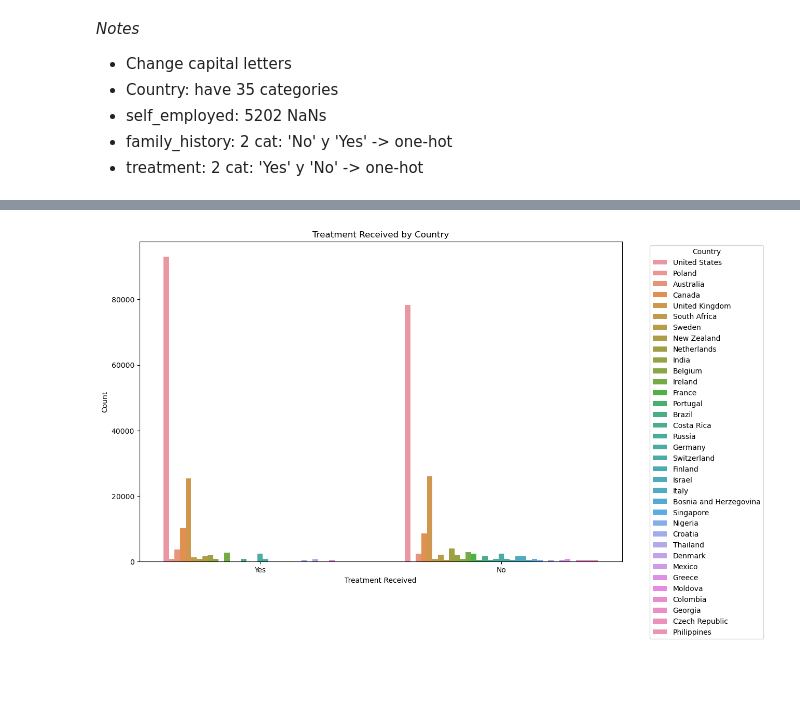
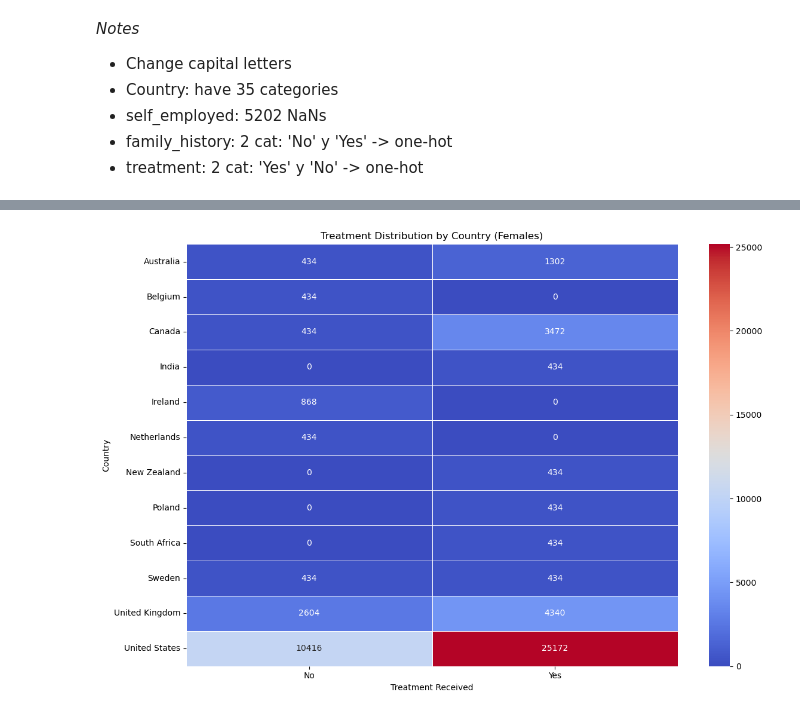
Before and after one commit to celefigs/EDA-milestone-3, a Jupyter notebook: Mental-Health- EDA.ipynb, the cells around one changed output, grey strips where cells are left out. Saved outputs shown, nothing was run; the diff lists cells and outputs as text; code cells hidden in the pictures; blank space fills up the shorter version.

```diff
--- a/Mental-Health- EDA.ipynb
+++ b/Mental-Health- EDA.ipynb
@@ -177,29 +157,19 @@ plt.show()
 df_female = df[df['Gender'] == 'Female']
 df_male = df[df['Gender'] == 'Male']
 # %%
+# Creating a pivot table to count the number of treatments received in each country with females data
+pivot_table_female = df_female.pivot_table(index='Country', columns='Treatment', aggfunc='size', fill_value=0)
 
-# Crear un pivot table para contar el número de tratamientos recibidos en cada país
-pivot_table = df.pivot_table(index='Country', columns='Treatment', aggfunc='size', fill_value=0)
-
-# Crear el mapa de calor
 plt.figure(figsize=(12, 8))
-sns.heatmap(pivot_table, cmap='coolwarm', annot=True, fmt='d', cbar=True)
-plt.title('Treatment Distribution by Country')
+sns.heatmap(pivot_table_female,
+            cmap='coolwarm',
+            annot=True,
+            fmt='g',
+            cbar=True,
+            linewidths=0.5)
+plt.title('Treatment Distribution by Country (Females)')
 plt.xlabel('Treatment Received')
 plt.ylabel('Country')
-plt.show()
+plt.tight_layout()
+# %% [output]
+[figure, added]
-# %%
-# Importar librerías necesarias
-import matplotlib.pyplot as plt
-import seaborn as sns
-
-# Visualizar la relación entre 'treatment' y 'country'
-plt.figure(figsize=(12, 8))
-sns.countplot(x='Treatment', hue='Country', data=df)
-plt.title('Treatment Received by Country')
-plt.xlabel('Treatment Received')
-plt.ylabel('Count')
-plt.legend(title='Country', bbox_to_anchor=(1.05, 1), loc='upper left')
-plt.show()
-# %% [output]
-[figure, removed]
```
Also changed, not shown: parts of 18 cells of this notebook.
